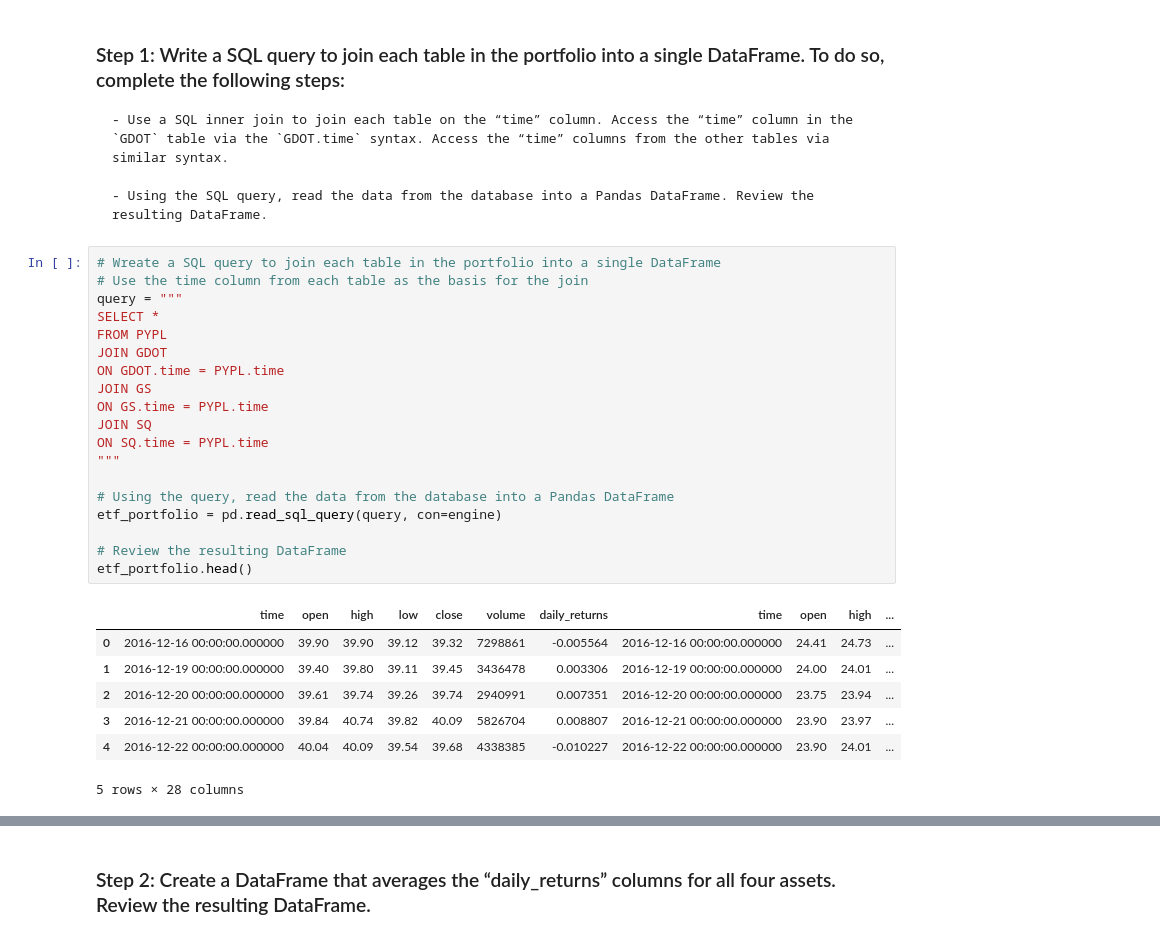
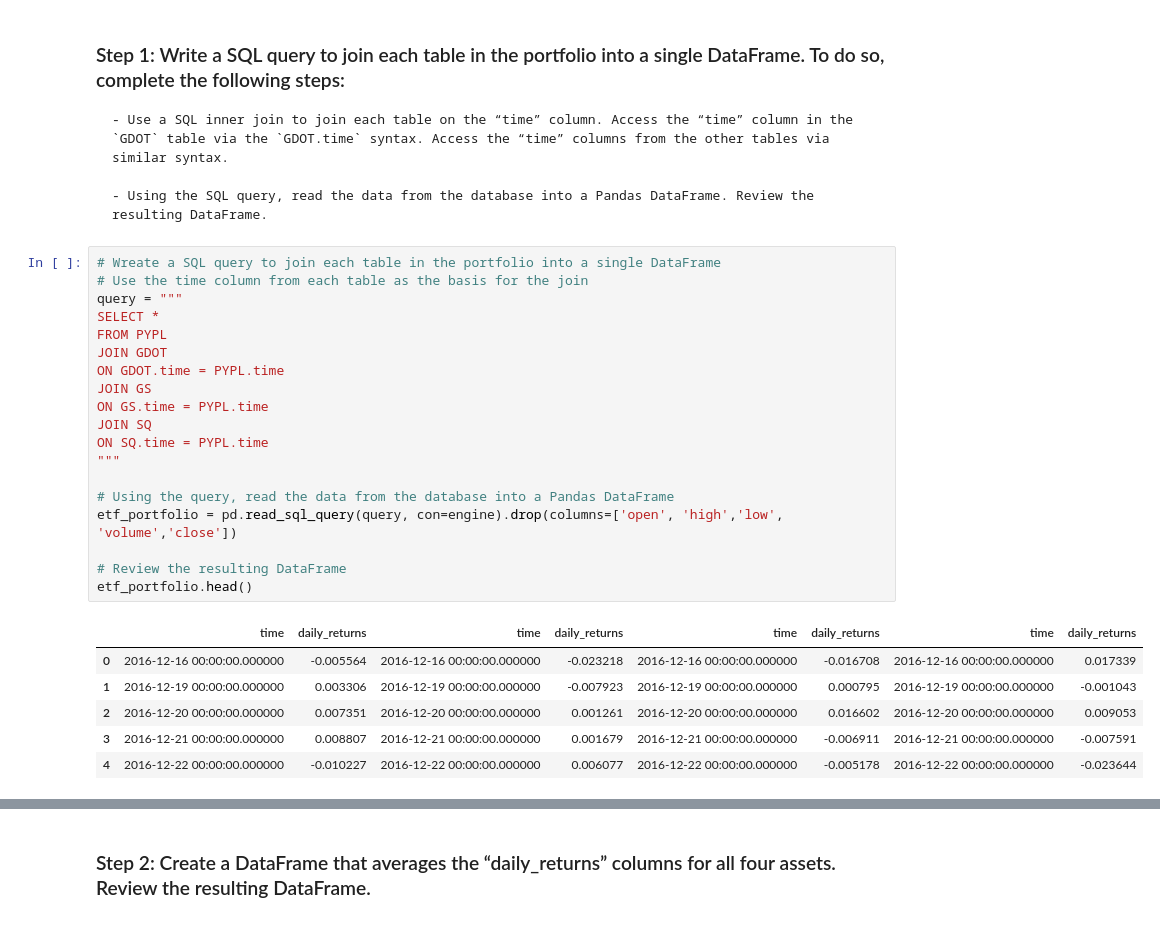
Before and after one commit to blandwhite/Challenge_7, a Jupyter notebook: Starter_Code/etf_analyzer.ipynb, the cells around one changed output, grey strips where cells are left out. Drawn from its saved outputs; the diff is of its cells as text.

```diff
--- a/Starter_Code/etf_analyzer.ipynb
+++ b/Starter_Code/etf_analyzer.ipynb
@@ -349,27 +349,26 @@ Complete the following steps:
 # %%
 # Wreate a SQL query to join each table in the portfolio into a single DataFrame
 # Use the time column from each table as the basis for the join
 query = """
 SELECT *
 FROM PYPL
 JOIN GDOT
 ON GDOT.time = PYPL.time
 JOIN GS
 ON GS.time = PYPL.time
 JOIN SQ
 ON SQ.time = PYPL.time
 """
 
 # Using the query, read the data from the database into a Pandas DataFrame
-etf_portfolio = pd.read_sql_query(query, con=engine)
+etf_portfolio = pd.read_sql_query(query, con=engine).drop(columns=['open', 'high','low', 'volume','close'])
 
 # Review the resulting DataFrame
 etf_portfolio.head()
 # %% [output]
-|  | time | open | high | low | close | volume | daily_returns | time | open | high | ... |
-| 0 | 2016-12-16 00:00:00.000000 | 39.90 | 39.90 | 39.12 | 39.32 | 7298861 | -0.005564 | 2016-12-16 00:00:00.000000 | 24.41 | 24.73 | ... |
-| 1 | 2016-12-19 00:00:00.000000 | 39.40 | 39.80 | 39.11 | 39.45 | 3436478 | 0.003306 | 2016-12-19 00:00:00.000000 | 24.00 | 24.01 | ... |
-| 2 | 2016-12-20 00:00:00.000000 | 39.61 | 39.74 | 39.26 | 39.74 | 2940991 | 0.007351 | 2016-12-20 00:00:00.000000 | 23.75 | 23.94 | ... |
-| 3 | 2016-12-21 00:00:00.000000 | 39.84 | 40.74 | 39.82 | 40.09 | 5826704 | 0.008807 | 2016-12-21 00:00:00.000000 | 23.90 | 23.97 | ... |
-| 4 | 2016-12-22 00:00:00.000000 | 40.04 | 40.09 | 39.54 | 39.68 | 4338385 | -0.010227 | 2016-12-22 00:00:00.000000 | 23.90 | 24.01 | ... |
+|  | time | daily_returns | time | daily_returns | time | daily_returns | time | daily_returns |
+| 0 | 2016-12-16 00:00:00.000000 | -0.005564 | 2016-12-16 00:00:00.000000 | -0.023218 | 2016-12-16 00:00:00.000000 | -0.016708 | 2016-12-16 00:00:00.000000 | 0.017339 |
+| 1 | 2016-12-19 00:00:00.000000 | 0.003306 | 2016-12-19 00:00:00.000000 | -0.007923 | 2016-12-19 00:00:00.000000 | 0.000795 | 2016-12-19 00:00:00.000000 | -0.001043 |
+| 2 | 2016-12-20 00:00:00.000000 | 0.007351 | 2016-12-20 00:00:00.000000 | 0.001261 | 2016-12-20 00:00:00.000000 | 0.016602 | 2016-12-20 00:00:00.000000 | 0.009053 |
+| 3 | 2016-12-21 00:00:00.000000 | 0.008807 | 2016-12-21 00:00:00.000000 | 0.001679 | 2016-12-21 00:00:00.000000 | -0.006911 | 2016-12-21 00:00:00.000000 | -0.007591 |
+| 4 | 2016-12-22 00:00:00.000000 | -0.010227 | 2016-12-22 00:00:00.000000 | 0.006077 | 2016-12-22 00:00:00.000000 | -0.005178 | 2016-12-22 00:00:00.000000 | -0.023644 |
-5 rows × 28 columns
```
Also changed, not shown: parts of 4 cells of this notebook, 2 other files.
